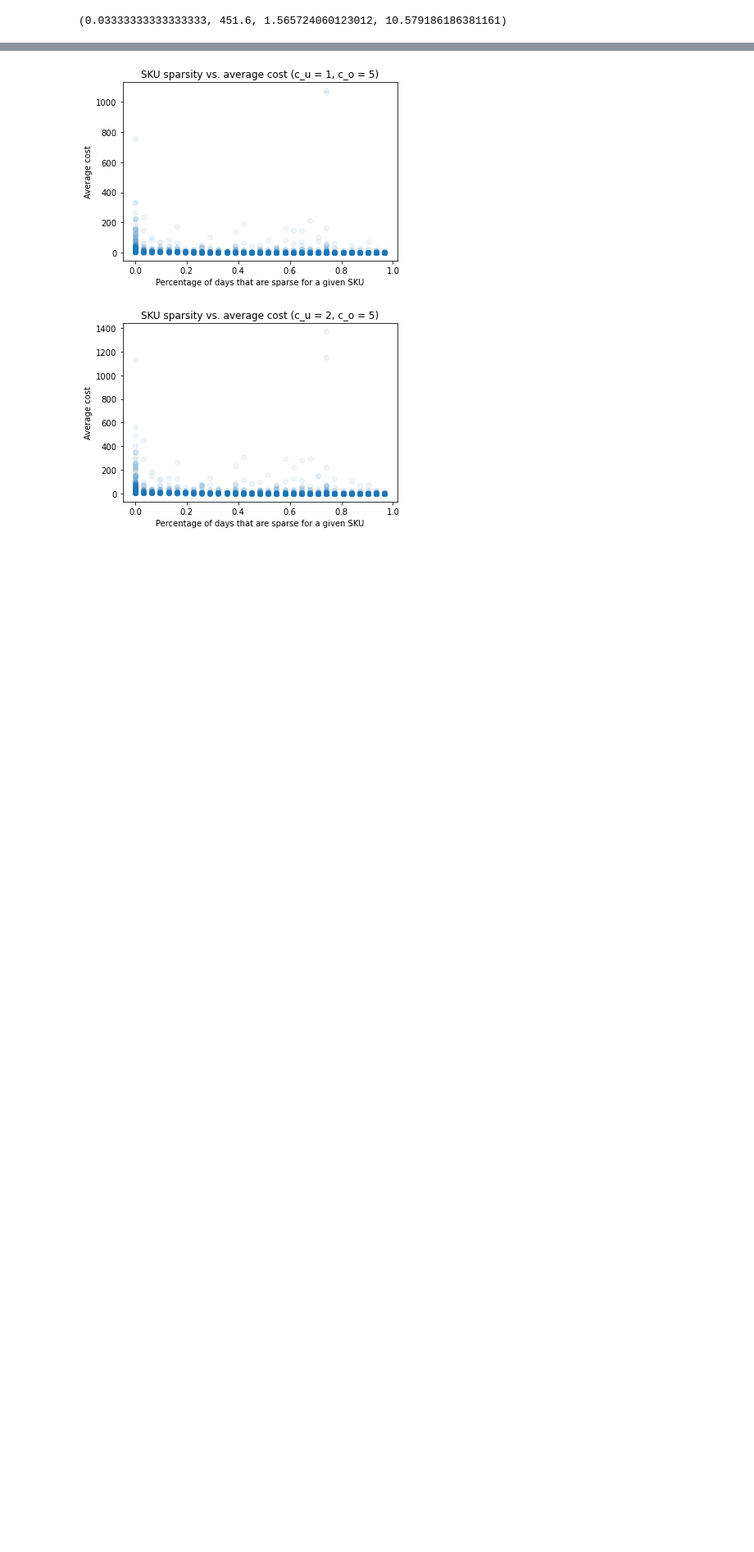
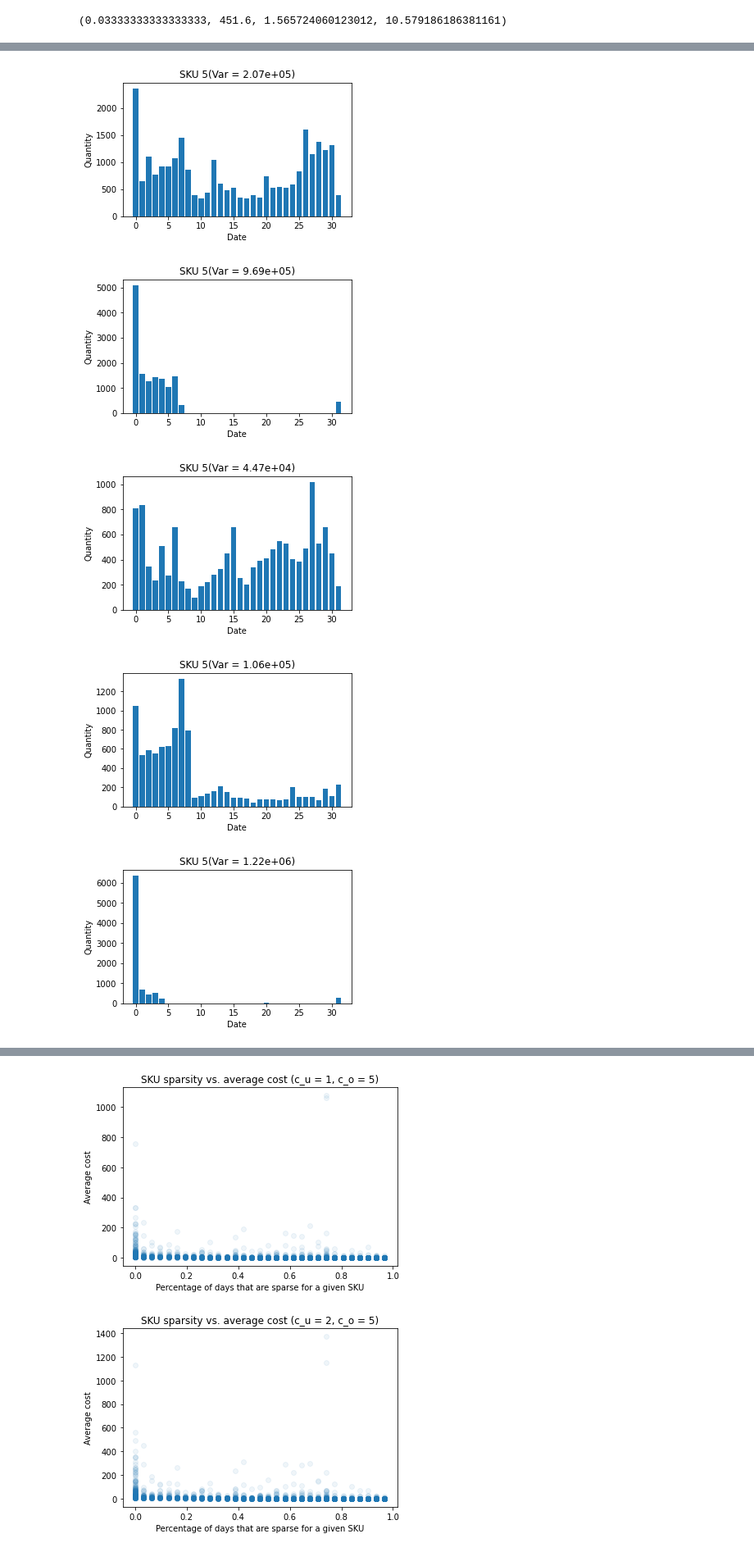
Before and after one commit to makotopowers/CSUREMM_NVP, a Jupyter notebook: sparsity.ipynb, the cells around one changed output, grey strips where cells are left out. Shown: that part at 82% size. Drawn from its saved outputs; the diff is of its cells as text; code cells hidden in the pictures; blank space fills up the shorter version.

```diff
--- a/sparsity.ipynb
+++ b/sparsity.ipynb
@@ -137,5 +180,6 @@ def get_avg_cost(orders, c_u, c_o):
 # %%
 avg_cost = get_avg_cost(orders, c_u=1, c_o=1)
+orders['avg_cost'] = avg_cost
 # %%
 np.min(avg_cost), np.max(avg_cost), np.mean(avg_cost), np.std(avg_cost)
 # %% [output]
@@ -157,0 +205,14 @@ plt.show()
+# %%
+threshold = 150
+orders_above_threshold = orders[orders['avg_cost'] > threshold]
+
+for i in range(len(orders_above_threshold)):
+
+    ts = orders_above_threshold.iloc[i].to_list()
+    plot_sku(ts, '5', varience=np.var(ts))
+# %% [output]
+[figure, added]
+[figure, added]
+[figure, added]
+[figure, added]
+[figure, added]
```
Also changed, not shown: parts of 20 cells of this notebook.
